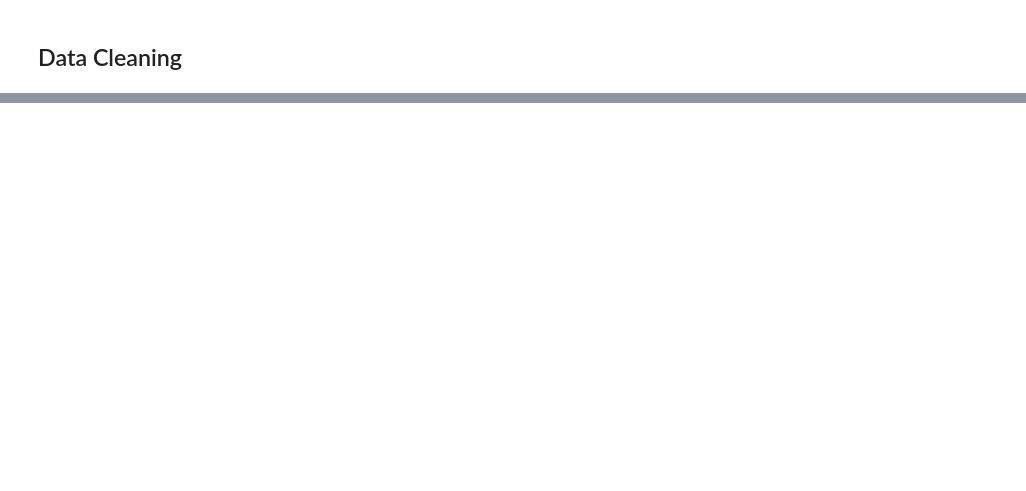
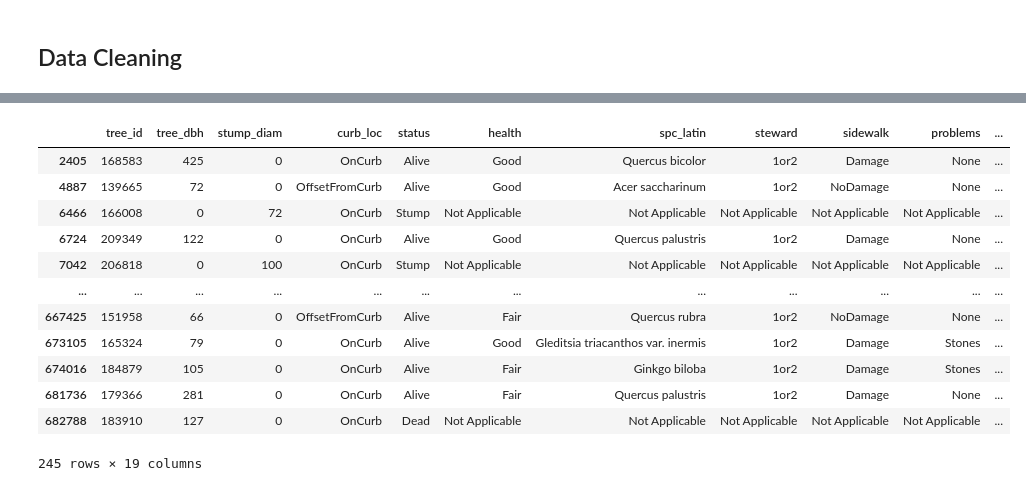
Before and after one commit to rupa-08/Tree-census-data-cleaning, a Jupyter notebook: Tree census.ipynb, the cells around one changed output, grey strips where cells are left out. Drawn from its saved outputs; the diff is of its cells as text; code cells hidden in the pictures; blank space fills up the shorter version.

Commit message:
data cleaning.

```diff
--- a/Tree census.ipynb
+++ b/Tree census.ipynb
@@ -286,0 +304,8 @@ tree_problems.apply(pd.Series.value_counts)
+# %%
+#cleaning missing values
+#creating a mask for tree that are stump/dead as these type of tree has most of the missing values
+mask = ((tree_census_subset['status']=='Stump') | (tree_census_subset['status']=='Dead'))
+# %%
+#with loc accessing stump/dead tree row and all the column
+# tree_census_subset.loc[mask, 'health'] = tree_census_subset.loc[mask, 'health'].fillna('Not Applicable')
+tree_census_subset.loc[mask] = tree_census_subset.loc[mask].fillna('Not Applicable')
@@ -286,0 +361,7 @@ tree_problems.apply(pd.Series.value_counts)
+# %%
+#assiging most commmon values to missing values
+tree_census_subset['problems'].fillna('None', inplace=True)
+tree_census_subset['health'].fillna('Good', inplace=True)
+tree_census_subset['spc_latin'].fillna('No Observation', inplace=True)
+tree_census_subset['sidewalk'].fillna('No Damage', inplace=True)
+tree_census_subset['steward'].fillna('1or2', inplace=True)
@@ -286,0 +409,18 @@ tree_problems.apply(pd.Series.value_counts)
+# %%
+#dealing with the outliers
+big_trees= tree_census_subset[(tree_census_subset['tree_dbh'] > 60) | (tree_census_subset['stump_diam'] > 60)]
+big_trees
+# %% [output]
+|  | tree_id | tree_dbh | stump_diam | curb_loc | status | health | spc_latin | steward | sidewalk | problems | ... |
+| 2405 | 168583 | 425 | 0 | OnCurb | Alive | Good | Quercus bicolor | 1or2 | Damage | None | ... |
+| 4887 | 139665 | 72 | 0 | OffsetFromCurb | Alive | Good | Acer saccharinum | 1or2 | NoDamage | None | ... |
+| 6466 | 166008 | 0 | 72 | OnCurb | Stump | Not Applicable | Not Applicable | Not Applicable | Not Applicable | Not Applicable | ... |
+| 6724 | 209349 | 122 | 0 | OnCurb | Alive | Good | Quercus palustris | 1or2 | Damage | None | ... |
+| 7042 | 206818 | 0 | 100 | OnCurb | Stump | Not Applicable | Not Applicable | Not Applicable | Not Applicable | Not Applicable | ... |
+| ... | ... | ... | ... | ... | ... | ... | ... | ... | ... | ... | ... |
+| 667425 | 151958 | 66 | 0 | OffsetFromCurb | Alive | Fair | Quercus rubra | 1or2 | NoDamage | None | ... |
+| 673105 | 165324 | 79 | 0 | OnCurb | Alive | Good | Gleditsia triacanthos var. inermis | 1or2 | Damage | Stones | ... |
+| 674016 | 184879 | 105 | 0 | OnCurb | Alive | Fair | Ginkgo biloba | 1or2 | Damage | Stones | ... |
+| 681736 | 179366 | 281 | 0 | OnCurb | Alive | Fair | Quercus palustris | 1or2 | Damage | None | ... |
+| 682788 | 183910 | 127 | 0 | OnCurb | Dead | Not Applicable | Not Applicable | Not Applicable | Not Applicable | Not Applicable | ... |
+245 rows × 19 columns
```
Also changed, not shown: parts of 15 cells of this notebook.
